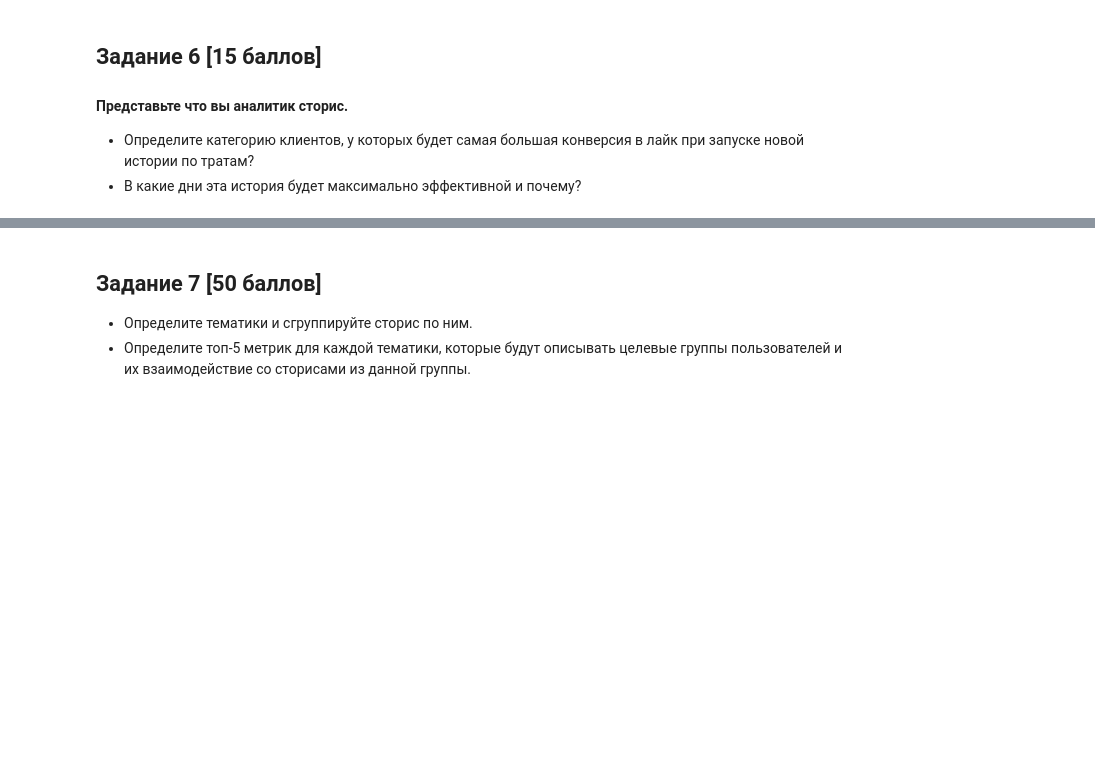
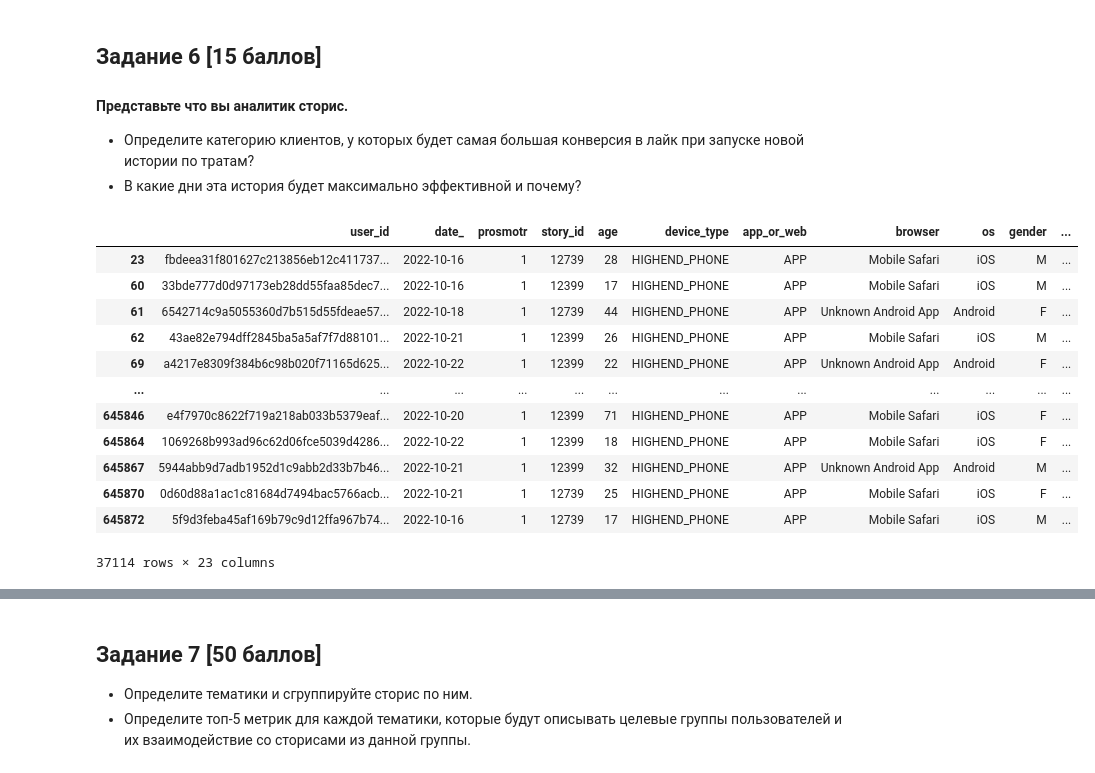
Before and after one commit to Arseny13/hw_sc_tf, a Jupyter notebook: final_task/final_project.ipynb, the cells around one changed output, grey strips where cells are left out. Saved outputs shown, nothing was run; the diff lists cells and outputs as text; code cells hidden in the pictures; blank space fills up the shorter version.

```diff
--- a/final_task/final_project.ipynb
+++ b/final_task/final_project.ipynb
@@ -154,0 +188,16 @@ sns.catplot(x="age", y="device_type", col="os",
+# %%
+df_6
+# %% [output]
+|  | user_id | date_ | prosmotr | story_id | age | device_type | app_or_web | browser | os | gender | ... |
+| 23 | fbdeea31f801627c213856eb12c411737... | 2022-10-16 | 1 | 12739 | 28 | HIGHEND_PHONE | APP | Mobile Safari | iOS | M | ... |
+| 60 | 33bde777d0d97173eb28dd55faa85dec7... | 2022-10-16 | 1 | 12399 | 17 | HIGHEND_PHONE | APP | Mobile Safari | iOS | M | ... |
+| 61 | 6542714c9a5055360d7b515d55fdeae57... | 2022-10-18 | 1 | 12739 | 44 | HIGHEND_PHONE | APP | Unknown Android App | Android | F | ... |
+| 62 | 43ae82e794dff2845ba5a5af7f7d88101... | 2022-10-21 | 1 | 12399 | 26 | HIGHEND_PHONE | APP | Mobile Safari | iOS | M | ... |
+| 69 | a4217e8309f384b6c98b020f71165d625... | 2022-10-22 | 1 | 12399 | 22 | HIGHEND_PHONE | APP | Unknown Android App | Android | F | ... |
+| ... | ... | ... | ... | ... | ... | ... | ... | ... | ... | ... | ... |
+| 645846 | e4f7970c8622f719a218ab033b5379eaf... | 2022-10-20 | 1 | 12399 | 71 | HIGHEND_PHONE | APP | Mobile Safari | iOS | F | ... |
+| 645864 | 1069268b993ad96c62d06fce5039d4286... | 2022-10-22 | 1 | 12399 | 18 | HIGHEND_PHONE | APP | Mobile Safari | iOS | F | ... |
+| 645867 | 5944abb9d7adb1952d1c9abb2d33b7b46... | 2022-10-21 | 1 | 12399 | 32 | HIGHEND_PHONE | APP | Unknown Android App | Android | M | ... |
+| 645870 | 0d60d88a1ac1c81684d7494bac5766acb... | 2022-10-21 | 1 | 12739 | 25 | HIGHEND_PHONE | APP | Mobile Safari | iOS | F | ... |
+| 645872 | 5f9d3feba45af169b79c9d12ffa967b74... | 2022-10-16 | 1 | 12739 | 17 | HIGHEND_PHONE | APP | Mobile Safari | iOS | M | ... |
+37114 rows × 23 columns
```
Also changed, not shown: parts of 14 cells of this notebook.
